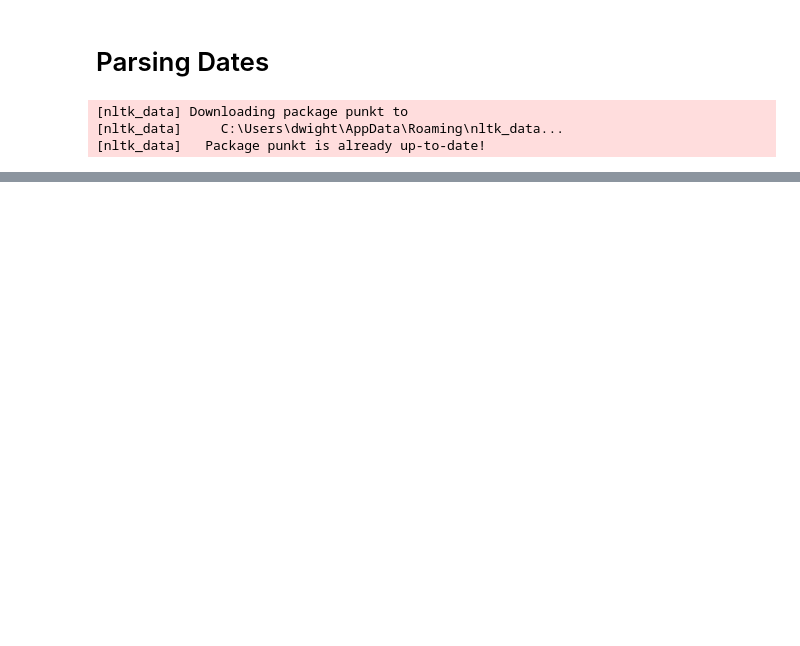
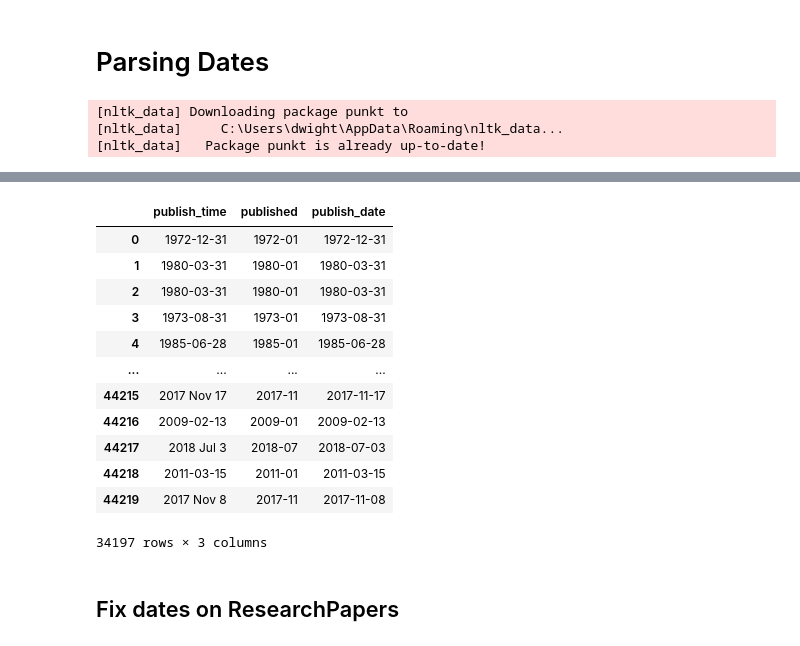
Before and after one commit to dgunning/cord19, a Jupyter notebook: parsing-dates.ipynb, the cells around one changed output, grey strips where cells are left out. Cells and saved outputs as stored; diff of their text form; code cells hidden in the pictures; blank space fills up the shorter version.

```diff
--- a/parsing-dates.ipynb
+++ b/parsing-dates.ipynb
@@ -25,0 +146,20 @@ paper
+# %%
+mdates.loc[(mdates.publish_time ==''), 'publish_date'] = np.nan
+# %%
+mdates[~mdates.publish_date.isnull()]
+# %% [output]
+|  | publish_time | published | publish_date |
+| 0 | 1972-12-31 | 1972-01 | 1972-12-31 |
+| 1 | 1980-03-31 | 1980-01 | 1980-03-31 |
+| 2 | 1980-03-31 | 1980-01 | 1980-03-31 |
+| 3 | 1973-08-31 | 1973-01 | 1973-08-31 |
+| 4 | 1985-06-28 | 1985-01 | 1985-06-28 |
+| ... | ... | ... | ... |
+| 44215 | 2017 Nov 17 | 2017-11 | 2017-11-17 |
+| 44216 | 2009-02-13 | 2009-01 | 2009-02-13 |
+| 44217 | 2018 Jul 3 | 2018-07 | 2018-07-03 |
+| 44218 | 2011-03-15 | 2011-01 | 2011-03-15 |
+| 44219 | 2017 Nov 8 | 2017-11 | 2017-11-08 |
+34197 rows × 3 columns
+# %% [markdown]
+## Fix dates on ResearchPapers
```
Also changed, not shown: parts of 9 cells of this notebook, 4 other files.
